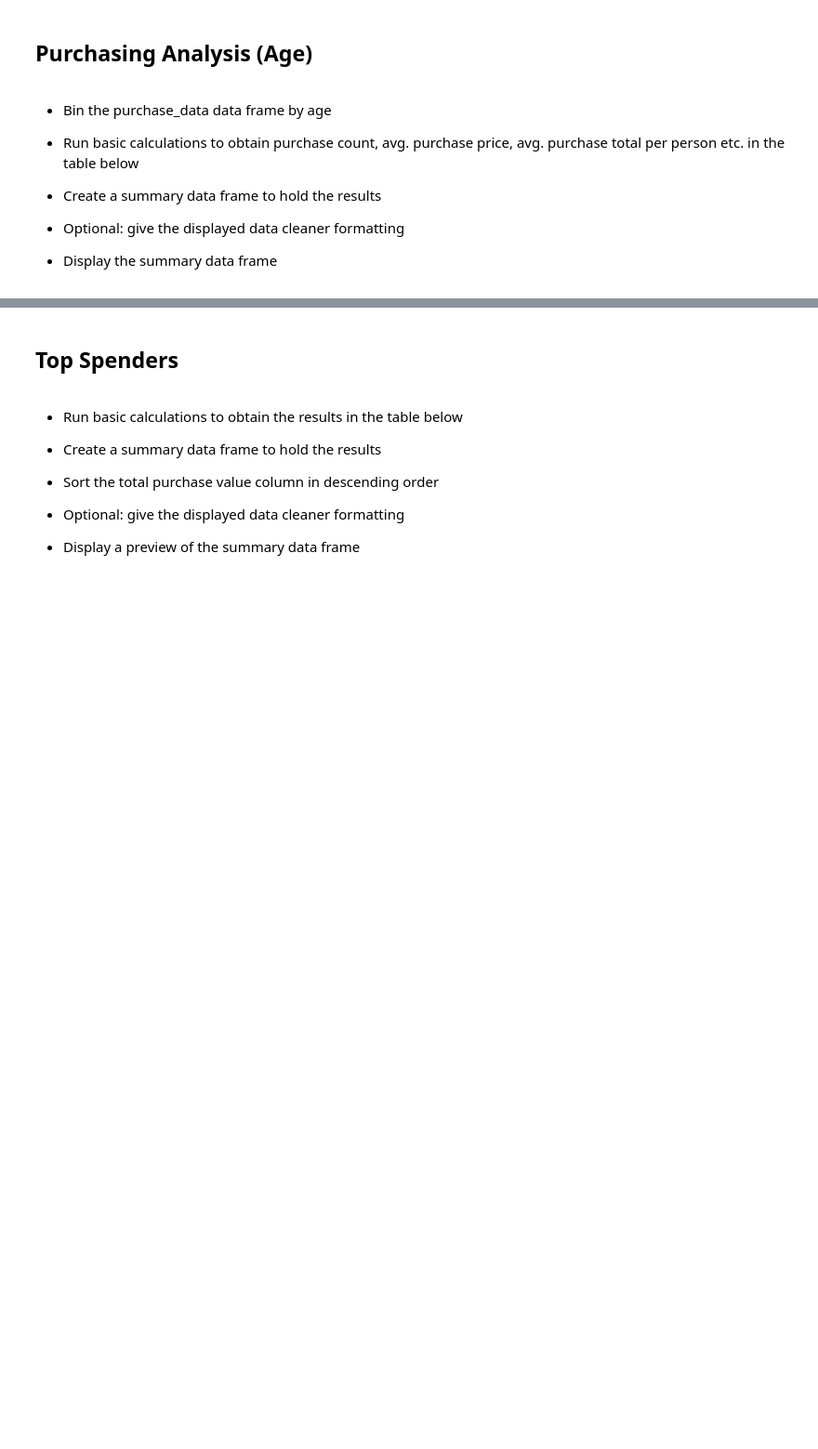
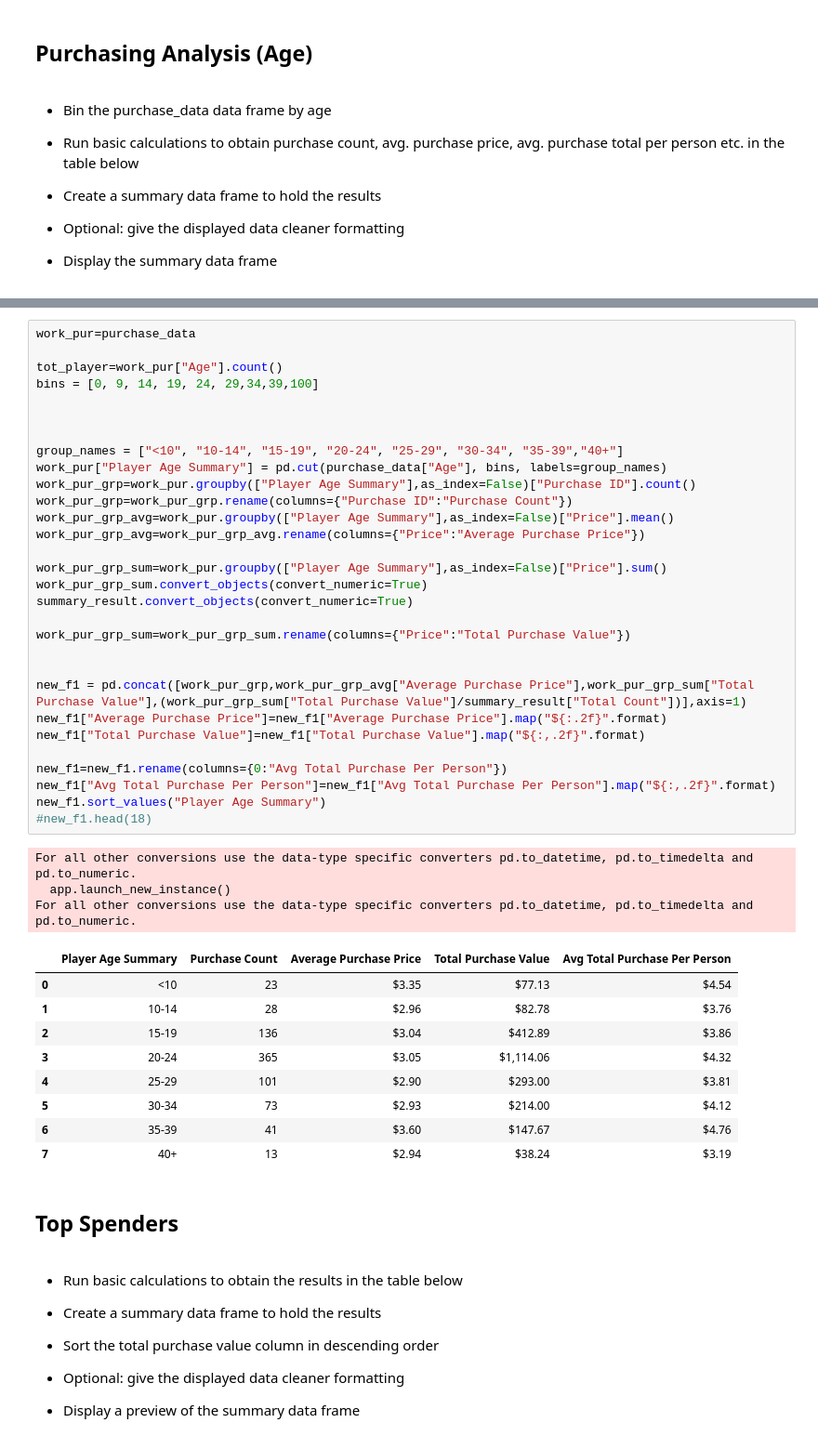
Before and after one commit to arinmuk/Pandachallenge, a Jupyter notebook: HeroesOfPymoli/HeroesOfPymoli_starter.ipynb, the cells around one changed output, grey strips where cells are left out. Shown at 93% size. Drawn from its saved outputs; the diff is of its cells as text; blank space fills up the shorter version.

```diff
--- a/HeroesOfPymoli/HeroesOfPymoli_starter.ipynb
+++ b/HeroesOfPymoli/HeroesOfPymoli_starter.ipynb
@@ -235,3 +224,46 @@ See the caveats in the documentation: http://pandas.pydata.org/pandas-docs/stabl
+# %%
+work_pur=purchase_data
+
+tot_player=work_pur["Age"].count()
+bins = [0, 9, 14, 19, 24, 29,34,39,100]
+
+
+
+group_names = ["<10", "10-14", "15-19", "20-24", "25-29", "30-34", "35-39","40+"]
+work_pur["Player Age Summary"] = pd.cut(purchase_data["Age"], bins, labels=group_names)
+work_pur_grp=work_pur.groupby(["Player Age Summary"],as_index=False)["Purchase ID"].count()
+work_pur_grp=work_pur_grp.rename(columns={"Purchase ID":"Purchase Count"})
+work_pur_grp_avg=work_pur.groupby(["Player Age Summary"],as_index=False)["Price"].mean()
+work_pur_grp_avg=work_pur_grp_avg.rename(columns={"Price":"Average Purchase Price"})
+
+work_pur_grp_sum=work_pur.groupby(["Player Age Summary"],as_index=False)["Price"].sum()
+work_pur_grp_sum.convert_objects(convert_numeric=True)
+summary_result.convert_objects(convert_numeric=True)
+
+work_pur_grp_sum=work_pur_grp_sum.rename(columns={"Price":"Total Purchase Value"})
+
+
+new_f1 = pd.concat([work_pur_grp,work_pur_grp_avg["Average Purchase Price"],work_pur_grp_sum["Total Purchase Value"],(work_pur_grp_sum["Total Purchase Value"]/summary_result["Total Count"])],axis=1)
+new_f1["Average Purchase Price"]=new_f1["Average Purchase Price"].map("${:.2f}".format)
+new_f1["Total Purchase Value"]=new_f1["Total Purchase Value"].map("${:,.2f}".format)
+
+new_f1=new_f1.rename(columns={0:"Avg Total Purchase Per Person"})
+new_f1["Avg Total Purchase Per Person"]=new_f1["Avg Total Purchase Per Person"].map("${:,.2f}".format)
+new_f1.sort_values("Player Age Summary")
+#new_f1.head(18)
+# %% [output]
+For all other conversions use the data-type specific converters pd.to_datetime, pd.to_timedelta and pd.to_numeric.
+  app.launch_new_instance()
+For all other conversions use the data-type specific converters pd.to_datetime, pd.to_timedelta and pd.to_numeric.
+|  | Player Age Summary | Purchase Count | Average Purchase Price | Total Purchase Value | Avg Total Purchase Per Person |
+| 0 | <10 | 23 | $3.35 | $77.13 | $4.54 |
+| 1 | 10-14 | 28 | $2.96 | $82.78 | $3.76 |
+| 2 | 15-19 | 136 | $3.04 | $412.89 | $3.86 |
+| 3 | 20-24 | 365 | $3.05 | $1,114.06 | $4.32 |
+| 4 | 25-29 | 101 | $2.90 | $293.00 | $3.81 |
+| 5 | 30-34 | 73 | $2.93 | $214.00 | $4.12 |
+| 6 | 35-39 | 41 | $3.60 | $147.67 | $4.76 |
+| 7 | 40+ | 13 | $2.94 | $38.24 | $3.19 |
 # %% [markdown]
 ## Top Spenders
 # %% [markdown]
```
Also changed, not shown: parts of 1 cell of this notebook.
